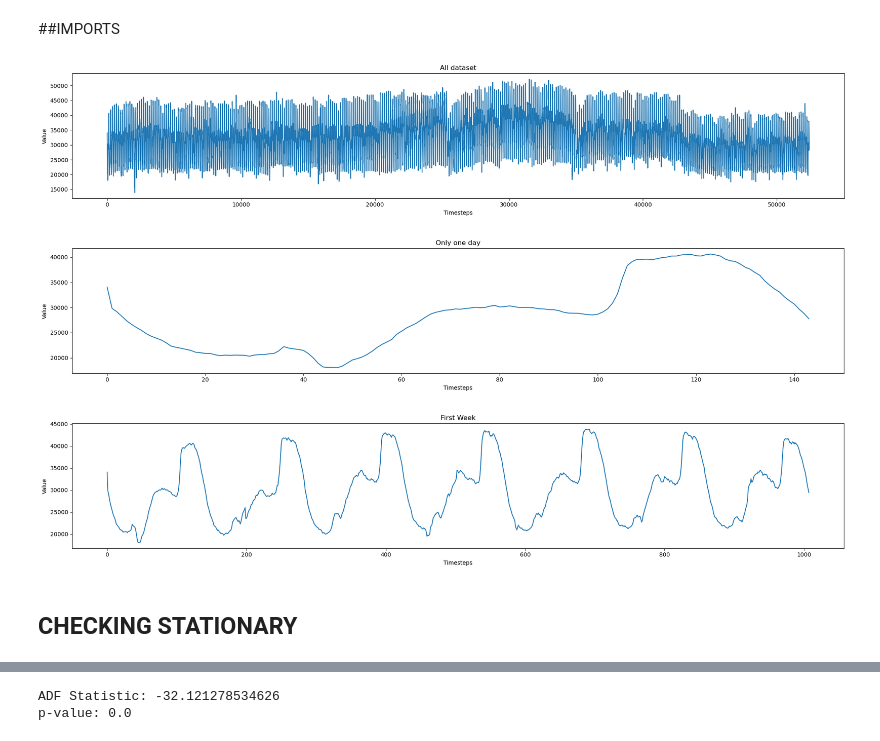
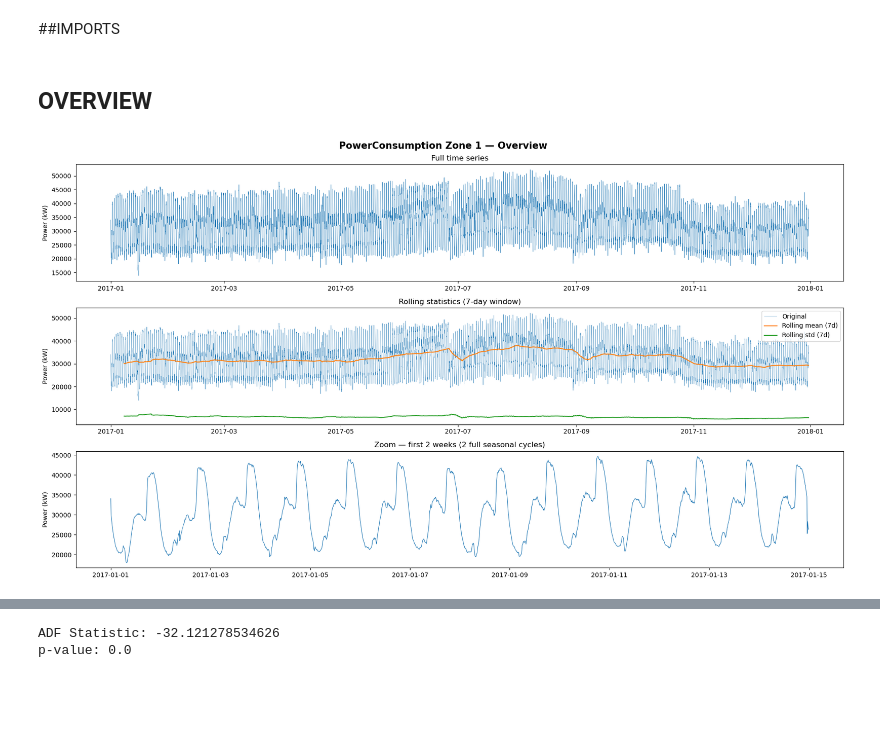
Before and after one commit to GonzaloIgta/Electric-Power-Consumption, a Jupyter notebook: Time_series_analysis.ipynb, the cells around one changed output, grey strips where cells are left out. Saved outputs shown, nothing was run; the diff lists cells and outputs as text; code cells hidden in the pictures; blank space fills up the shorter version.

Commit message:
Data analisis terminado

```diff
--- a/Time_series_analysis.ipynb
+++ b/Time_series_analysis.ipynb
@@ -11,22 +12,40 @@ data = pd.read_csv("powerconsumption.csv")
-# %%
-def visualize_time_series(data,title = ""):
-    fig, ax = plt.subplots(figsize=(20, 4))
-    ax.plot(data)
-    ax.set_xlabel('Timesteps')
-    ax.set_title(title)
-    ax.set_ylabel('Value')
-    plt.tight_layout()
-
-#A day has 144 time steps
-visualize_time_series(data["PowerConsumption_Zone1"], title="All dataset")
-visualize_time_series(data[:144]["PowerConsumption_Zone1"], title="Only one day")
-visualize_time_series(data[:144*7]["PowerConsumption_Zone1"],title= "First Week")
-
-
-#FOR THIS PROYECT WE WILL TRY TO PREDICT ONLY POWER CONSUPTION ZONE 1
-# %% [output]
-[figure, removed]
-[figure, removed]
-[figure, removed]
-# %% [markdown]
-## CHECKING STATIONARY
+# %%
+data = pd.read_csv("powerconsumption.csv")
+
+data["Datetime"] = pd.to_datetime(data["PowerConsumption_Zone1"])
+data = data.sort_values("Datetime").set_index("Datetime")
+serie = data["PowerConsumption_Zone1"].dropna()
+
+if not isinstance(serie, pd.Series):
+    serie = pd.Series(serie, name="PowerConsumption_Zone1")
+
+PERIOD = 144   # 10-min data → 144 obs/day
+# %% [markdown]
+## OVERVIEW
+# %%
+fig, axes = plt.subplots(3, 1, figsize=(18, 10))
+fig.suptitle("PowerConsumption Zone 1 — Overview", fontsize=15, fontweight="bold")
+
+axes[0].plot(serie, linewidth=0.4, color="#1f77b4")
+axes[0].set_title("Full time series")
+axes[0].set_ylabel("Power (kW)")
+
+roll_mean = serie.rolling(window=1008).mean()
+roll_std  = serie.rolling(window=1008).std()
+axes[1].plot(serie,     linewidth=0.3, label="Original")
+axes[1].plot(roll_mean, linewidth=1.5, label="Rolling mean (7d)")
+axes[1].plot(roll_std,  linewidth=1.5, label="Rolling std (7d)")
+axes[1].set_title("Rolling statistics (7-day window)")
+axes[1].set_ylabel("Power (kW)")
+axes[1].legend()
+
+zoom = serie.iloc[:PERIOD * 14]
+axes[2].plot(zoom, linewidth=0.8)
+axes[2].set_title("Zoom — first 2 weeks (2 full seasonal cycles)")
+axes[2].set_ylabel("Power (kW)")
+
+plt.tight_layout()
+#plt.savefig("01_overview.png", dpi=150)
+plt.show()
+# %% [output]
+[figure, added]
```
Also changed, not shown: parts of 17 cells of this notebook.
